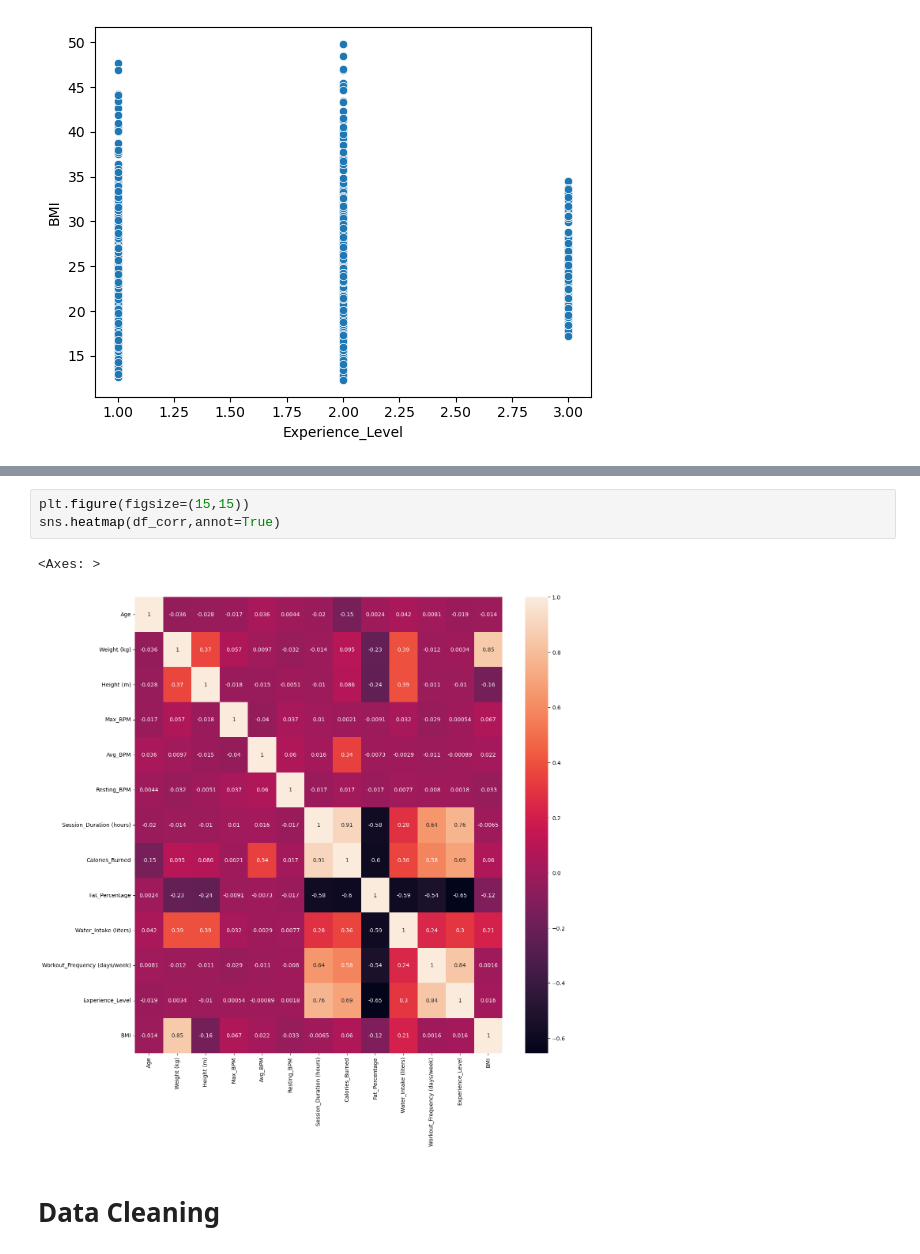
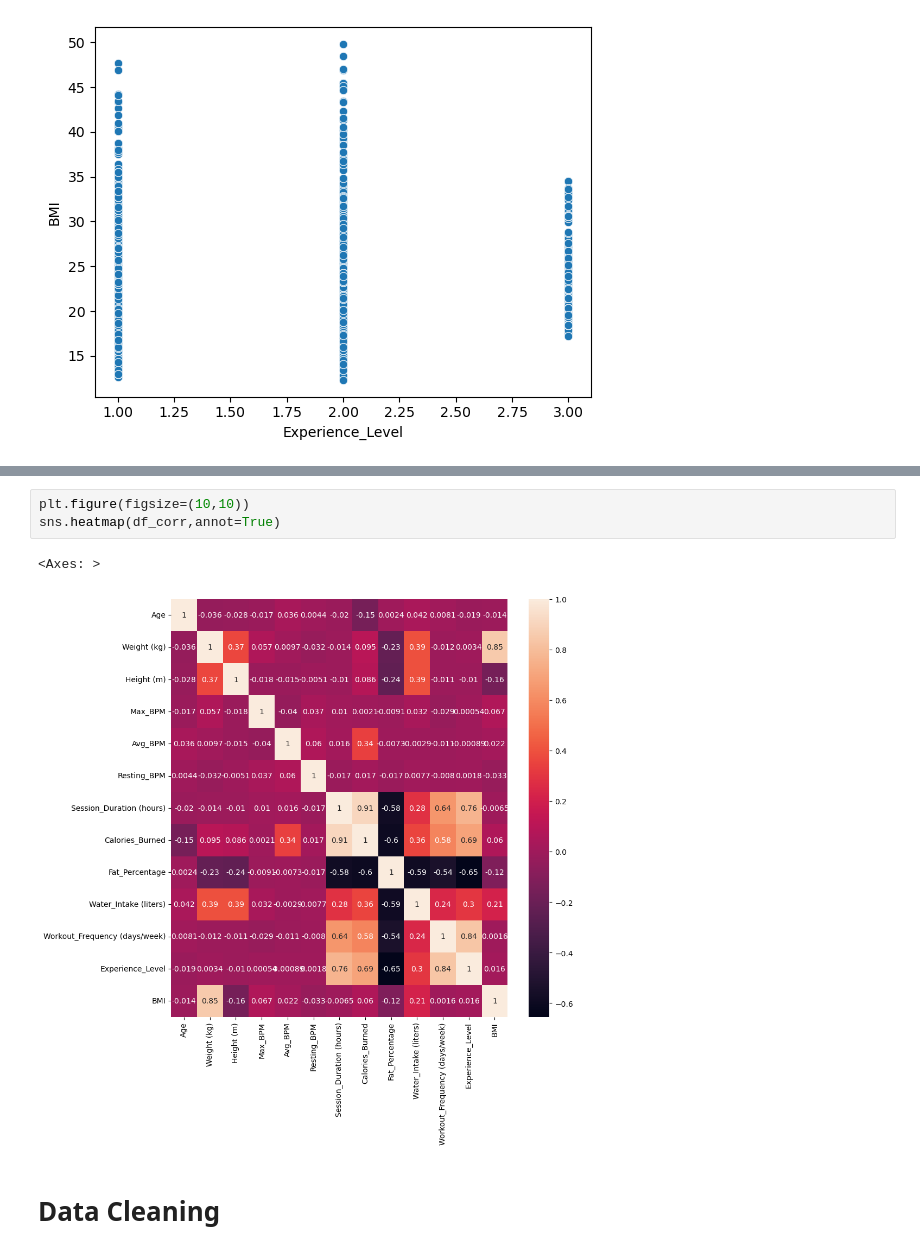
Before and after one commit to yetemegn-telaye/bmi_prediction, a Jupyter notebook: bmi_prediction_regression.ipynb, the cells around one changed output, grey strips where cells are left out. Drawn from its saved outputs; the diff is of its cells as text.

```diff
--- a/bmi_prediction_regression.ipynb
+++ b/bmi_prediction_regression.ipynb
@@ -212,9 +192,9 @@ df_corr = df.select_dtypes(include="number").corr()
 # %%
-plt.figure(figsize=(15,15))
+plt.figure(figsize=(10,10))
 sns.heatmap(df_corr,annot=True)
 # %% [output]
 <Axes: >
-[figure, old version]
+[figure, new version]
 # %% [markdown]
 # Data Cleaning
 # %%
```
Also changed, not shown: parts of 19 cells of this notebook, 3 other files.
